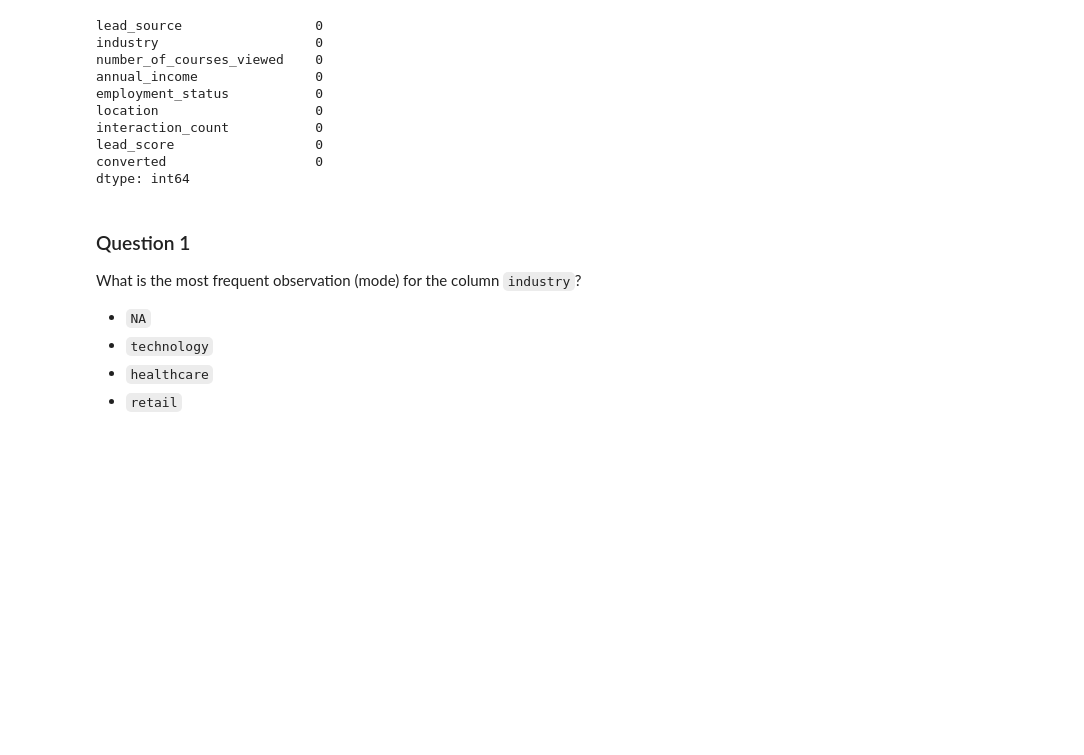
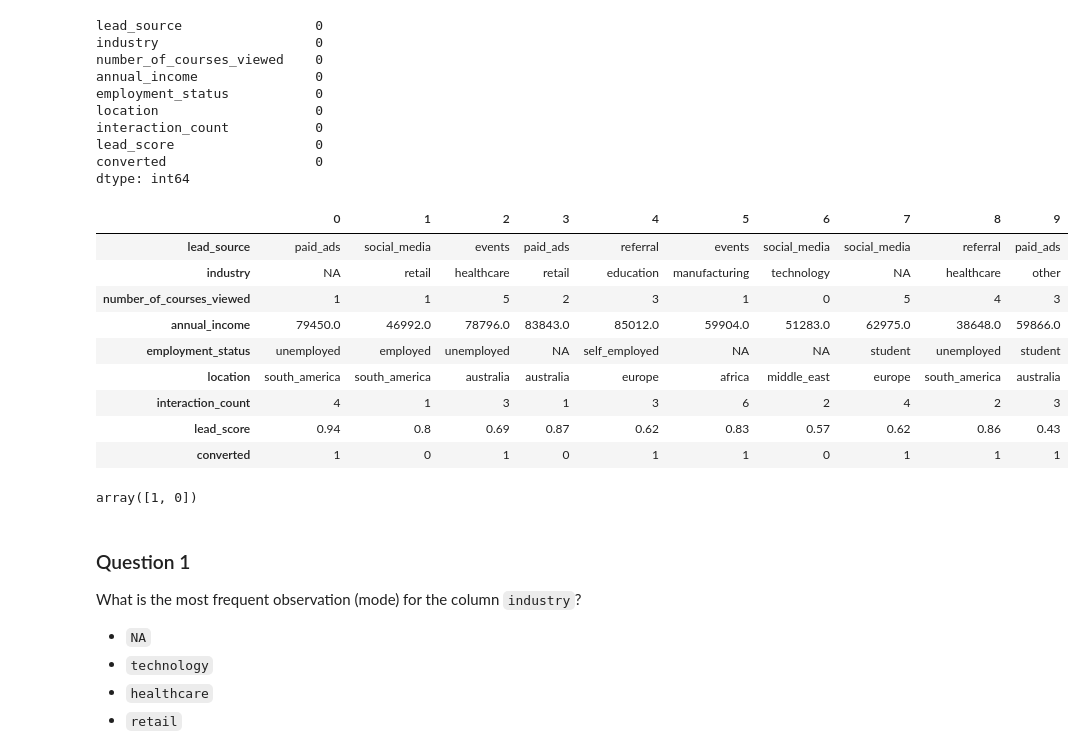
Before and after one commit to ArkadiyShuvaev/machine-learning-zoomcamp, a Jupyter notebook: src/03-classification/03-hw.ipynb, the cells around one changed output. Saved outputs shown, nothing was run; the diff lists cells and outputs as text; code cells hidden in the pictures; blank space fills up the shorter version.

```diff
--- a/src/03-classification/03-hw.ipynb
+++ b/src/03-classification/03-hw.ipynb
@@ -101,6 +85,24 @@ interaction_count           0
 lead_score                  0
 converted                   0
 dtype: int64
+# %%
+df.head(10).T
+# %% [output]
+|  | 0 | 1 | 2 | 3 | 4 | 5 | 6 | 7 | 8 | 9 |
+| lead_source | paid_ads | social_media | events | paid_ads | referral | events | social_media | social_media | referral | paid_ads |
+| industry | NA | retail | healthcare | retail | education | manufacturing | technology | NA | healthcare | other |
+| number_of_courses_viewed | 1 | 1 | 5 | 2 | 3 | 1 | 0 | 5 | 4 | 3 |
+| annual_income | 79450.0 | 46992.0 | 78796.0 | 83843.0 | 85012.0 | 59904.0 | 51283.0 | 62975.0 | 38648.0 | 59866.0 |
+| employment_status | unemployed | employed | unemployed | NA | self_employed | NA | NA | student | unemployed | student |
+| location | south_america | south_america | australia | australia | europe | africa | middle_east | europe | south_america | australia |
+| interaction_count | 4 | 1 | 3 | 1 | 3 | 6 | 2 | 4 | 2 | 3 |
+| lead_score | 0.94 | 0.8 | 0.69 | 0.87 | 0.62 | 0.83 | 0.57 | 0.62 | 0.86 | 0.43 |
+| converted | 1 | 0 | 1 | 0 | 1 | 1 | 0 | 1 | 1 | 1 |
+# %%
+# The desired target for classification task will be `converted` variable
+df["converted"].unique()
+# %% [output]
+array([1, 0])
 # %% [markdown]
 ### Question 1
 
```
Also changed, not shown: parts of 33 cells of this notebook.
